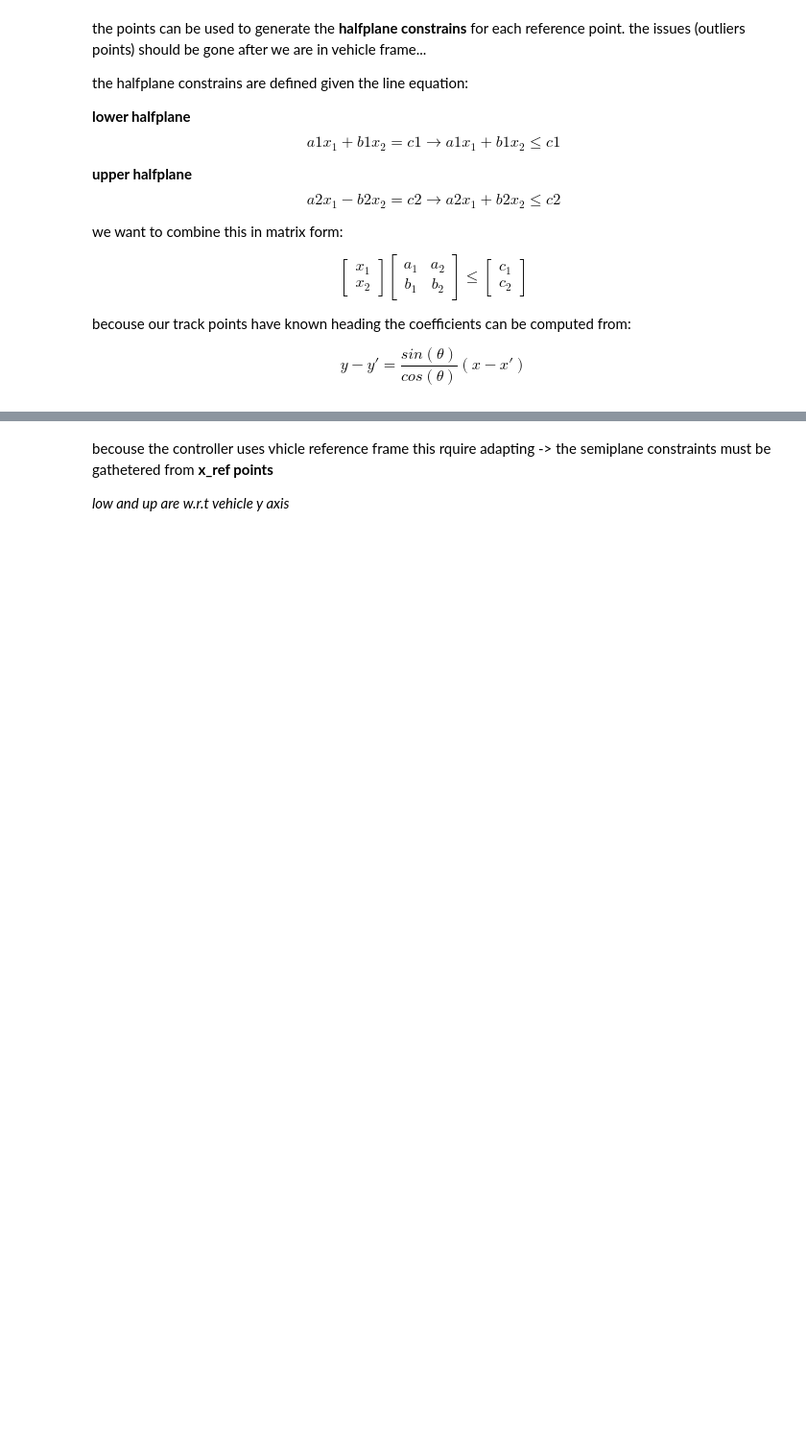
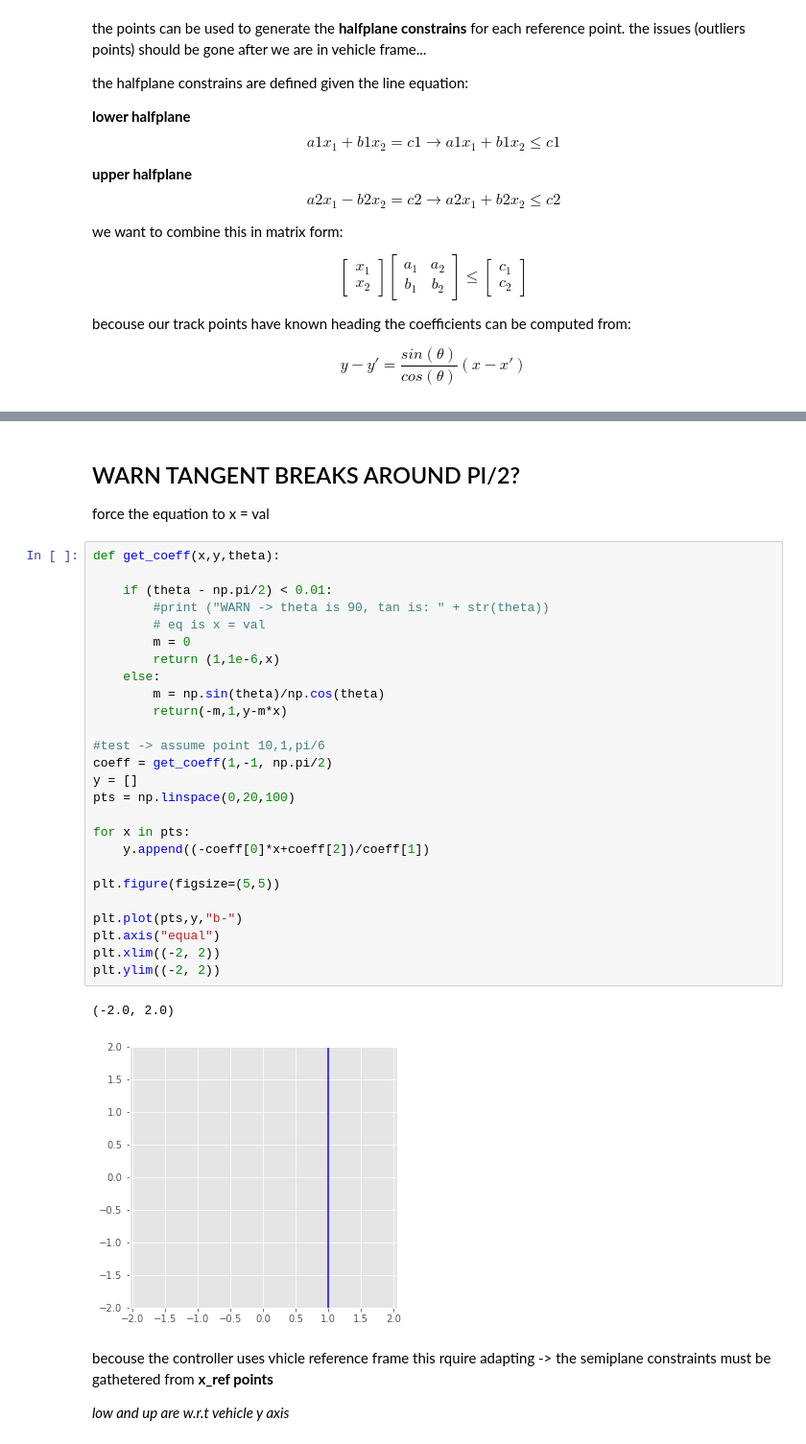
Before and after one commit to mcarfagno/mpc_python, a Jupyter notebook: notebooks/MPC_racecar_tracking.ipynb, the cells around one changed output, grey strips where cells are left out. Shown at 96% size. Saved outputs shown, nothing was run; the diff lists cells and outputs as text; blank space fills up the shorter version.

```diff
--- a/notebooks/MPC_racecar_tracking.ipynb
+++ b/notebooks/MPC_racecar_tracking.ipynb
@@ -1339,3 +1340,35 @@ plt.axis("equal")
+# %% [markdown]
+## WARN TANGENT BREAKS AROUND PI/2?
+force the equation to x = val
+# %%
+def get_coeff(x,y,theta):
+
+    if (theta - np.pi/2) < 0.01:
+        #print ("WARN -> theta is 90, tan is: " + str(theta))
+        # eq is x = val
+        m = 0
+        return (1,1e-6,x)
+    else:
+        m = np.sin(theta)/np.cos(theta)
+        return(-m,1,y-m*x)
+
+#test -> assume point 10,1,pi/6
+coeff = get_coeff(1,-1, np.pi/2)
+y = []
+pts = np.linspace(0,20,100)
+
+for x in pts:
+    y.append((-coeff[0]*x+coeff[2])/coeff[1])
+
+plt.figure(figsize=(5,5))
+
+plt.plot(pts,y,"b-")
+plt.axis("equal")
+plt.xlim((-2, 2))
+plt.ylim((-2, 2))
+# %% [output]
+(-2.0, 2.0)
+[figure, added]
 # %% [markdown]
 becouse the controller uses vhicle reference frame this rquire adapting -> the semiplane constraints must be gathetered from **x_ref points**
 
```
Also changed, not shown: parts of 11 cells of this notebook.
